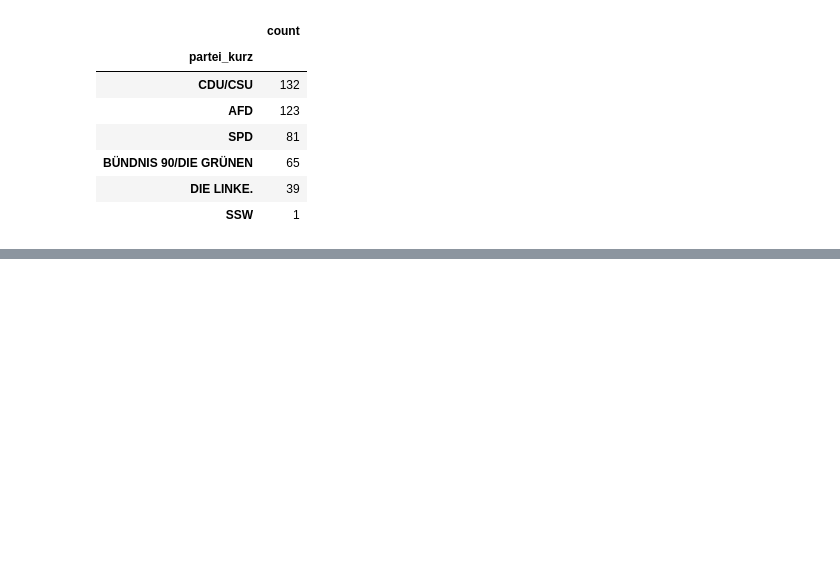
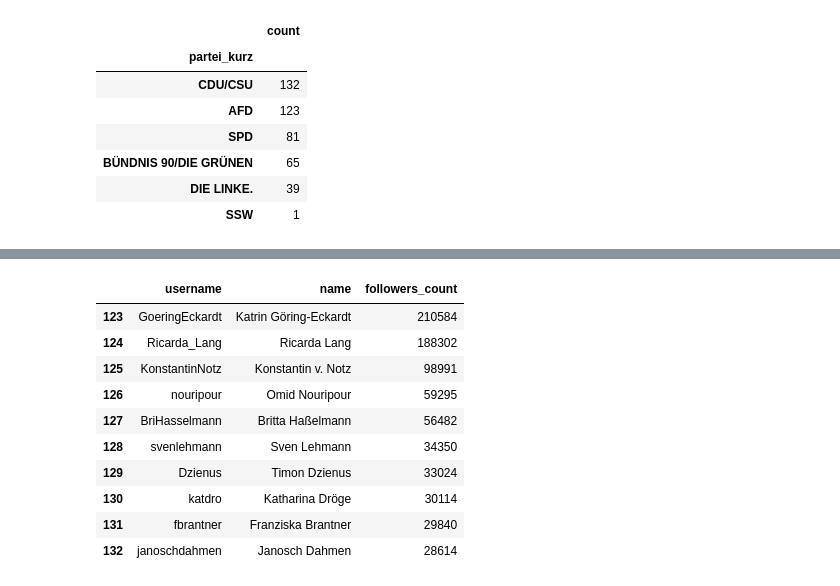
Before and after one commit to ffikowski/xminer, a Jupyter notebook: notebooks/follower_individual_politicians.ipynb, the cells around one changed output, grey strips where cells are left out. Cells and saved outputs as stored; diff of their text form; code cells hidden in the pictures; blank space fills up the shorter version.

```diff
--- a/notebooks/follower_individual_politicians.ipynb
+++ b/notebooks/follower_individual_politicians.ipynb
@@ -445,3 +479,17 @@ plot_party_hbar(
+# %%
+df_profiles[df_profiles["partei_kurz"]=="BÜNDNIS 90/DIE GRÜNEN"][["username", "name", "followers_count"]].head(10)
+# %% [output]
+|  | username | name | followers_count |
+| 123 | GoeringEckardt | Katrin Göring-Eckardt | 210584 |
+| 124 | Ricarda_Lang | Ricarda Lang | 188302 |
+| 125 | KonstantinNotz | Konstantin v. Notz | 98991 |
+| 126 | nouripour | Omid Nouripour | 59295 |
+| 127 | BriHasselmann | Britta Haßelmann | 56482 |
+| 128 | svenlehmann | Sven Lehmann | 34350 |
+| 129 | Dzienus | Timon Dzienus | 33024 |
+| 130 | katdro | Katharina Dröge | 30114 |
+| 131 | fbrantner | Franziska Brantner | 29840 |
+| 132 | janoschdahmen | Janosch Dahmen | 28614 |
 # %%
 plot_party_hbar(
     df_profiles[df_profiles["partei_kurz"]=='BÜNDNIS 90/DIE GRÜNEN'],
```
Also changed, not shown: parts of 17 cells of this notebook, 3 other files.
